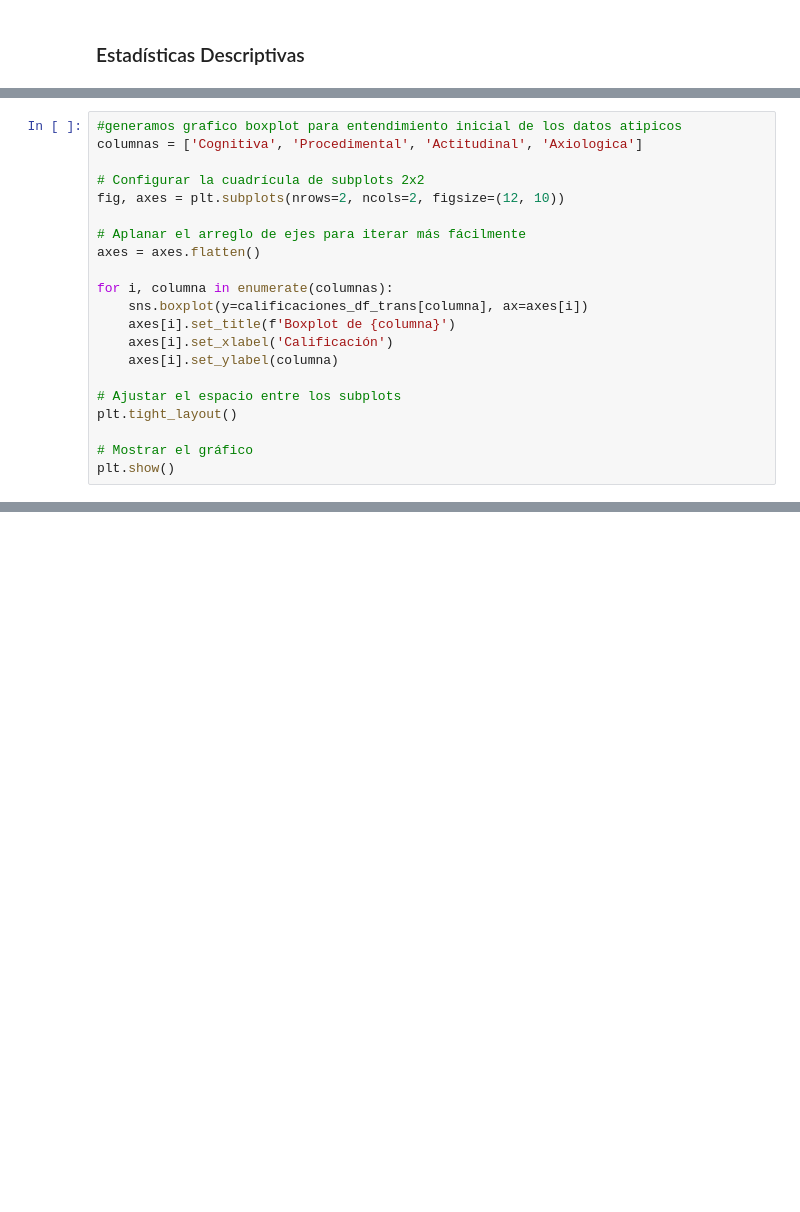
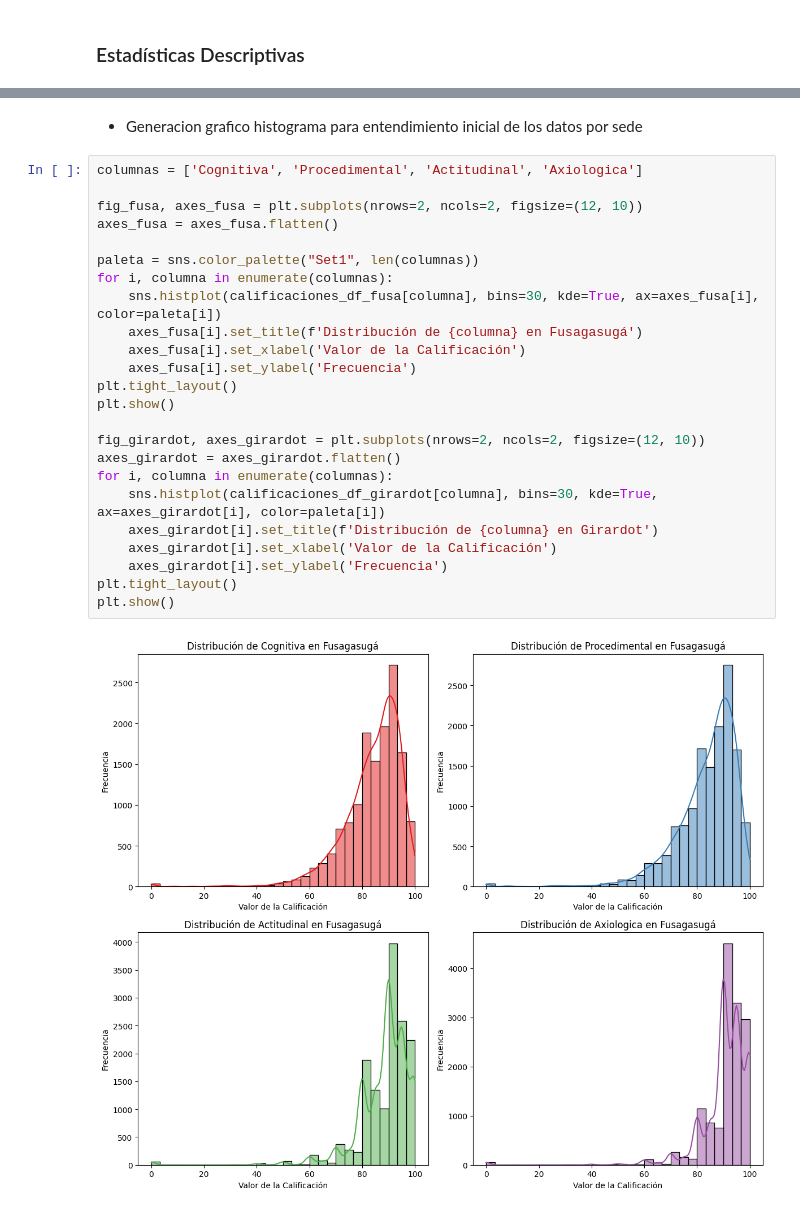
Before and after one commit to didi-gg/formar-innovar, a Jupyter notebook: notebooks/calificaciones_crisp_fase_2.ipynb, the cells around one changed output, grey strips where cells are left out. Cells and saved outputs as stored; diff of their text form; blank space fills up the shorter version.

Commit message:
update grafics
update grafics

```diff
--- a/notebooks/calificaciones_crisp_fase_2.ipynb
+++ b/notebooks/calificaciones_crisp_fase_2.ipynb
@@ -222,21 +253,0 @@ plt.show()
-# %%
-#generamos grafico boxplot para entendimiento inicial de los datos atipicos
-columnas = ['Cognitiva', 'Procedimental', 'Actitudinal', 'Axiologica']
-
-# Configurar la cuadrícula de subplots 2x2
-fig, axes = plt.subplots(nrows=2, ncols=2, figsize=(12, 10))
-
-# Aplanar el arreglo de ejes para iterar más fácilmente
-axes = axes.flatten()
-
-for i, columna in enumerate(columnas):
-    sns.boxplot(y=calificaciones_df_trans[columna], ax=axes[i])
-    axes[i].set_title(f'Boxplot de {columna}')
-    axes[i].set_xlabel('Calificación')
-    axes[i].set_ylabel(columna)
-
-# Ajustar el espacio entre los subplots
-plt.tight_layout()
-
-# Mostrar el gráfico
-plt.show()
@@ -244,0 +284,28 @@ plt.show()
+# %% [markdown]
+- Generacion grafico histograma para entendimiento inicial de los datos por sede
+# %%
+columnas = ['Cognitiva', 'Procedimental', 'Actitudinal', 'Axiologica']
+
+fig_fusa, axes_fusa = plt.subplots(nrows=2, ncols=2, figsize=(12, 10))
+axes_fusa = axes_fusa.flatten()
+
+paleta = sns.color_palette("Set1", len(columnas))
+for i, columna in enumerate(columnas):
+    sns.histplot(calificaciones_df_fusa[columna], bins=30, kde=True, ax=axes_fusa[i], color=paleta[i])
+    axes_fusa[i].set_title(f'Distribución de {columna} en Fusagasugá')
+    axes_fusa[i].set_xlabel('Valor de la Calificación')
+    axes_fusa[i].set_ylabel('Frecuencia')
+plt.tight_layout()
+plt.show()
+
+fig_girardot, axes_girardot = plt.subplots(nrows=2, ncols=2, figsize=(12, 10))
+axes_girardot = axes_girardot.flatten()
+for i, columna in enumerate(columnas):
+    sns.histplot(calificaciones_df_girardot[columna], bins=30, kde=True, ax=axes_girardot[i], color=paleta[i])
+    axes_girardot[i].set_title(f'Distribución de {columna} en Girardot')
+    axes_girardot[i].set_xlabel('Valor de la Calificación')
+    axes_girardot[i].set_ylabel('Frecuencia')
+plt.tight_layout()
+plt.show()
+# %% [output]
+[figure, added]
```
Also changed, not shown: parts of 43 cells of this notebook.
